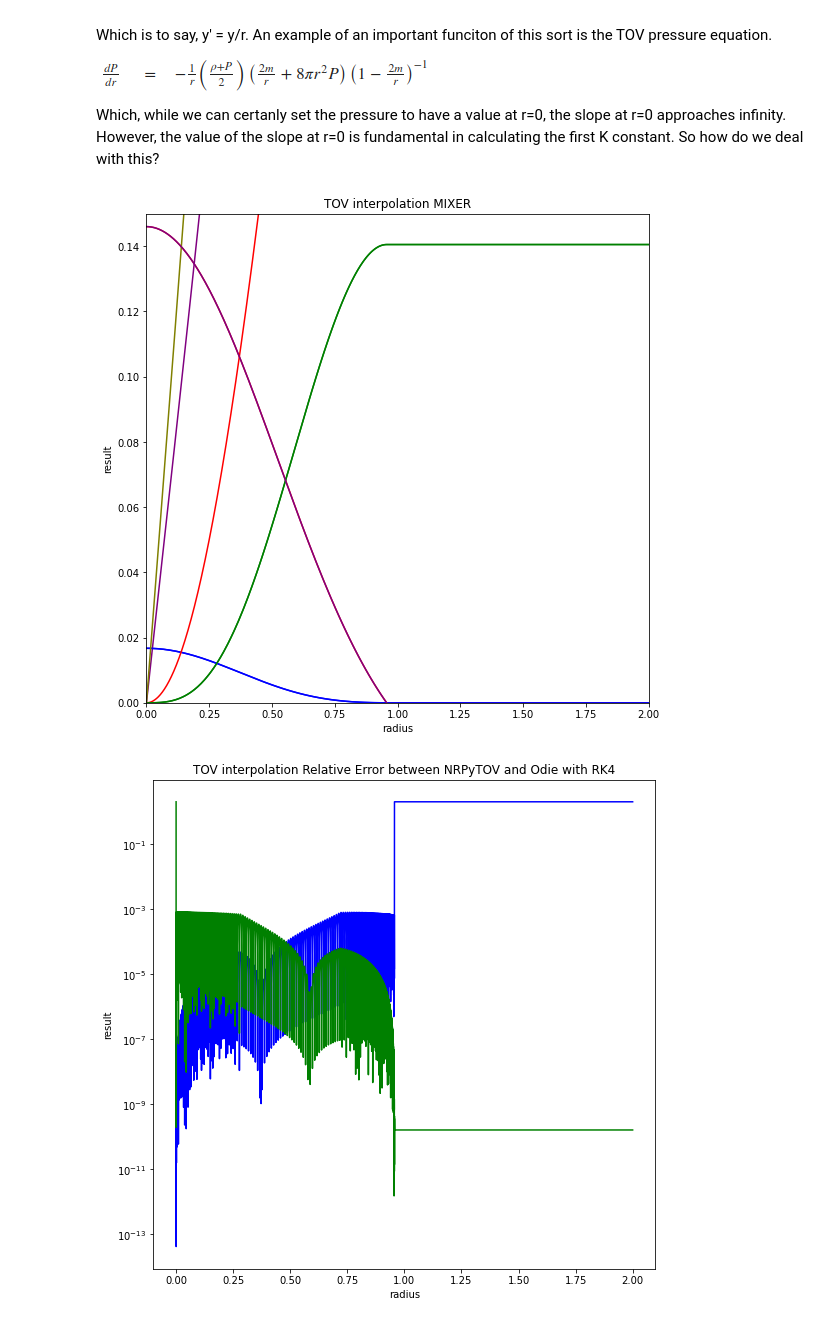
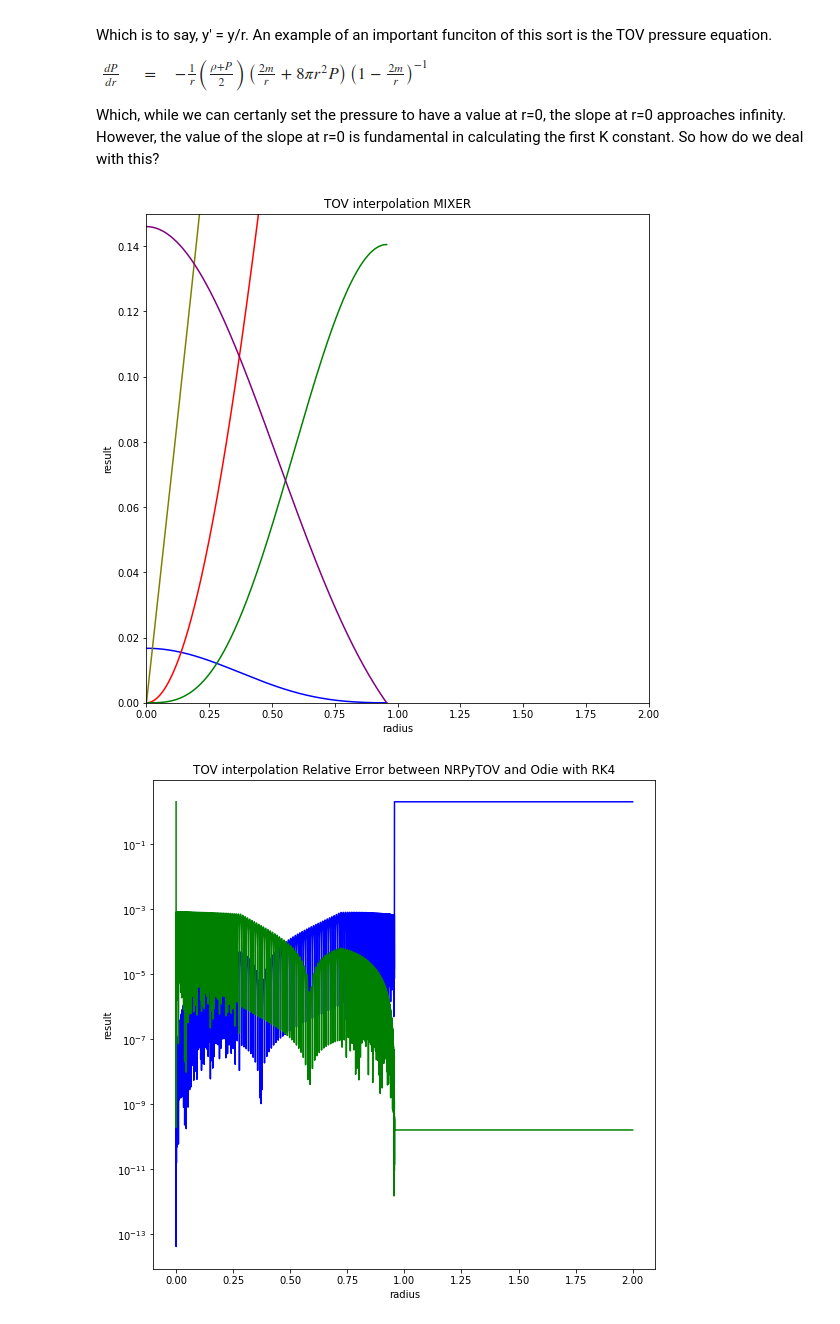
Before and after one commit to GMBlackjack/ODESolver, a Jupyter notebook: ODESolverV2.ipynb, the cells around one changed output. Cells and saved outputs as stored; diff of their text form; code cells hidden in the pictures.

```diff
--- a/ODESolverV2.ipynb
+++ b/ODESolverV2.ipynb
@@ -1391,13 +1391,13 @@ fig, ax = plt.subplots()
 ax.set_xlabel('radius')
 ax.set_ylabel('result')
 ax.set_title('TOV interpolation MIXER')
-ax.plot(positionList, calculatedList0, color='b')
+#ax.plot(positionList, calculatedList0, color='b')
 
-ax.plot(positionList, calculatedList1, color='r')
+#ax.plot(positionList, calculatedList1, color='r')
 
-ax.plot(positionList, calculatedList2, color='g')
+#ax.plot(positionList, calculatedList2, color='g')
 
-ax.plot(positionList, calculatedList3, color='purple')
+#ax.plot(positionList, calculatedList3, color='purple')
 # https://stackoverflow.com/questions/332289/how-do-i-change-the-size-of-figures-drawn-with-matplotlib
 
 plt.xlim(0.0,2)
@@ -1409,6 +1409,7 @@ fig.set_size_inches(9,9)
 
 #plotting code adapated from NRPy "Solving the Scalar Wave Equation"
 import matplotlib.pyplot as plt
+import numpy as np
 
 apositionList = []
 acalculatedList0 = []
@@ -1419,36 +1420,41 @@ acalculatedList4 = []
 
 
 # csv file interface from https://www.dataquest.io/blog/read-file-python/
 import csv
 import sys
 # https://stackoverflow.com/questions/2753254/how-to-open-a-file-in-the-parent-directory-in-python-in-appengine
 # to make sure we get the right file.
 with open(sys.path[0] + '/oData.txt') as f:
     reader = csv.reader(f, delimiter=',')
     for row in reader:
         apositionList.append(float(row[1]))
         acalculatedList0.append(float(row[3]))
         acalculatedList1.append(float(row[5]))
         acalculatedList2.append(float(row[7]))
         acalculatedList3.append(float(row[9]))
-        acalculatedList4.append(float(row[10]))
+        acalculatedList4.append(float(row[11]))
+
+R_Schw    = 9.566044579232513e-01
+M         = 1.405030336771405e-01
+Rbar_Schw = 1.157461364e+00#8.100085557410308e-01
+C = 0.5*(np.sqrt(R_Schw*(R_Schw - 2.0*M)) + R_Schw - M) / Rbar_Schw
 
 ax.plot(apositionList, acalculatedList0, color='b')
 
 ax.plot(apositionList, acalculatedList1, color='r')
 
 ax.plot(apositionList, acalculatedList2, color='g')
 
-ax.plot(apositionList, acalculatedList3, color='olive')
+ax.plot(apositionList, np.array(acalculatedList3)*C, color='olive')
 
 ax.plot(apositionList, acalculatedList4, color='purple')
 plt.ylim(0,0.15)
 plt.xlim(0,2)
 # https://stackoverflow.com/questions/332289/how-do-i-change-the-size-of-figures-drawn-with-matplotlib
 # setting size was annoying.
 fig.set_size_inches(9,9)
 # %% [output]
-[figure, old version]
+[figure, new version]
 # %%
 #Testing Box
 
```
Also changed, not shown: 6 other files.
